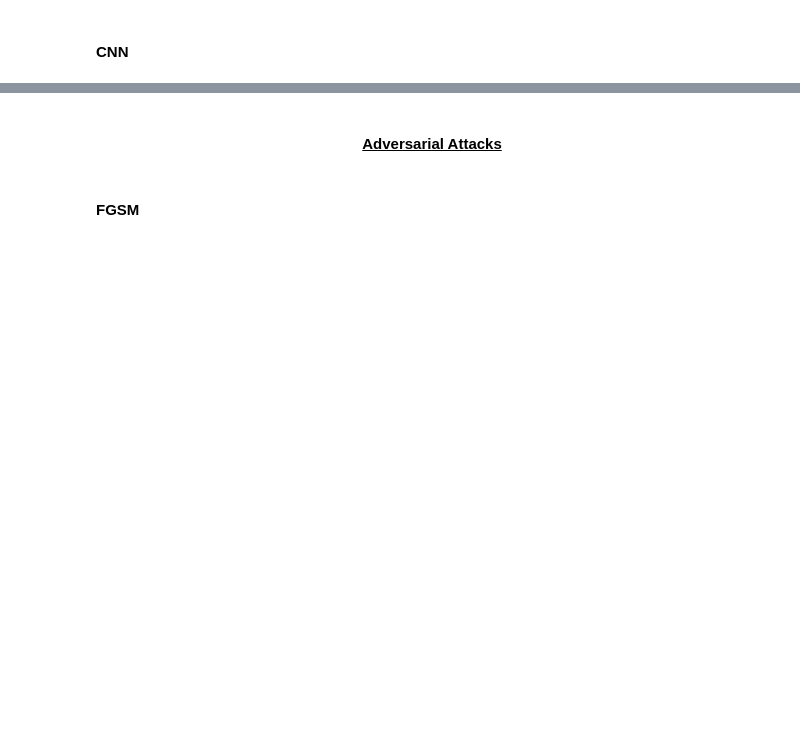
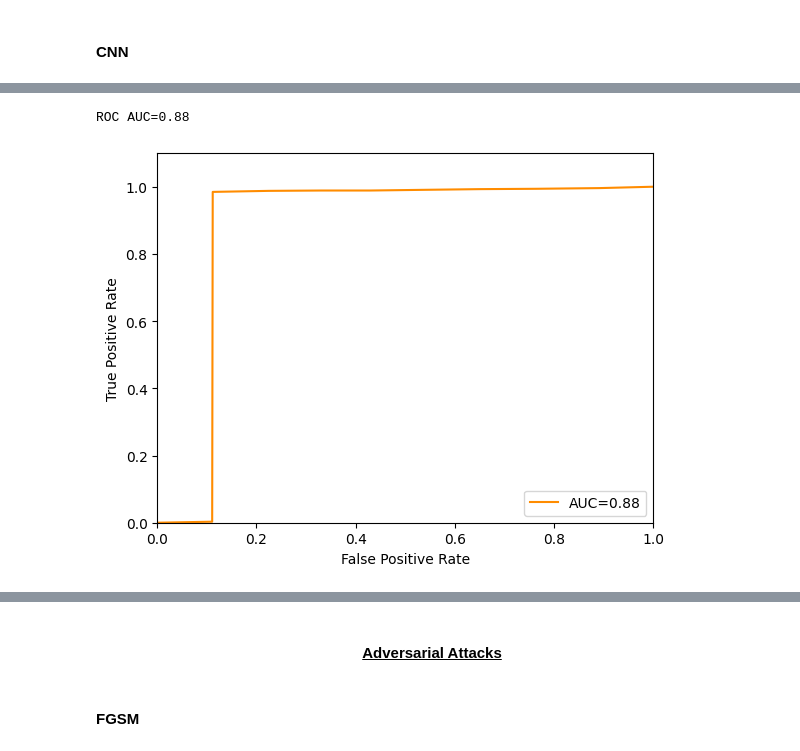
Before and after one commit to nekitalek/adversarial_attack, a Jupyter notebook: src/adversarial_attack.ipynb, the cells around one changed output, grey strips where cells are left out. Cells and saved outputs as stored; diff of their text form; code cells hidden in the pictures; blank space fills up the shorter version.

```diff
--- a/src/adversarial_attack.ipynb
+++ b/src/adversarial_attack.ipynb
@@ -283,3 +355,23 @@ Accuracy on test data is :  98.84999990463257
+# %%
+#Построим ROC-кривую
+from sklearn.metrics import roc_curve, auc
+def plot_roc(y_test,probs):
+    fpr,tpr,threshold=roc_curve(y_test,probs, pos_label = 8)
+    roc_auc=auc(fpr,tpr)
+    print('ROC AUC=%0.2f'%roc_auc)
+    plt.plot(fpr,tpr,label='AUC=%0.2f'%roc_auc,color='darkorange')
+    plt.legend(loc='lower right')
+    plt.xlim([0,1])
+    plt.ylim([0,1.1])
+    plt.xlabel('False Positive Rate')
+    plt.ylabel('True Positive Rate')
+    plt.show()
+# %%
+#Вывод ROC-кривой
+plot_roc(y_test.argmax(axis=1), predictions.argmax(axis=1))
+# %% [output]
+ROC AUC=0.88
+[figure, added]
 # %%
 # Визуализация ошибки классификации
 plt.figure(figsize=(20,10))
```
Also changed, not shown: parts of 36 cells of this notebook, 6 other files.
